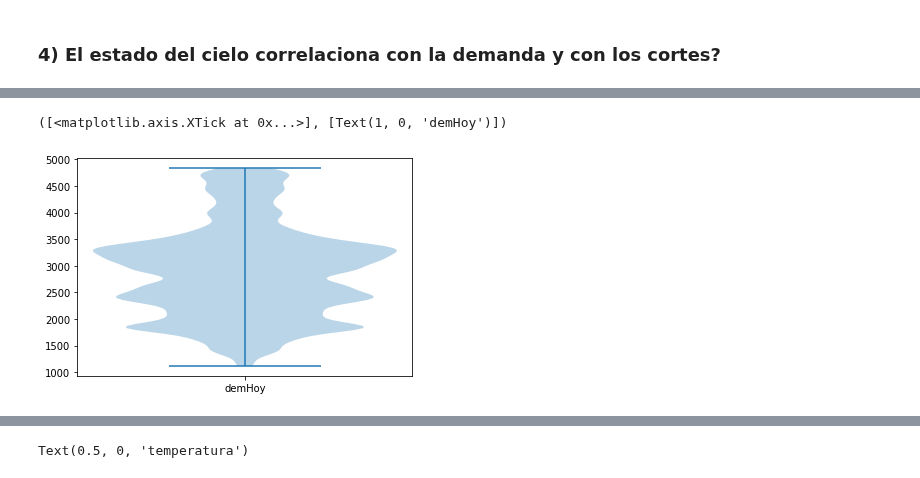
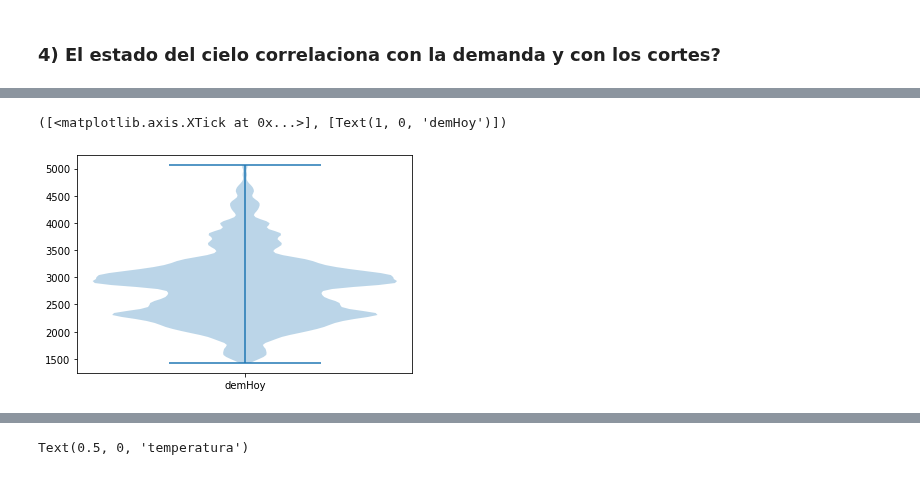
Before and after one commit to elsonidoq/enre, a Jupyter notebook: notebooks/02-EDA.ipynb, the cells around one changed output, grey strips where cells are left out. Drawn from its saved outputs; the diff is of its cells as text; code cells hidden in the pictures.

```diff
--- a/notebooks/02-EDA.ipynb
+++ b/notebooks/02-EDA.ipynb
@@ -126,0 +3,2 @@ for fname in tqdm(os.listdir('data')):
+# %%
+cortes, demanda, clima = load_all(skip_errors=True)
@@ -165,7 +47,7 @@ plt.figure(figsize=(10,5))
 
 plt.title('Demanda por hora')
 for region in demanda_df.region.unique():
-    demanda_df[demanda_df.region==region].set_index('fecha').dem.plot(label=region2str[region])
+    demanda_df[demanda_df.region==region].set_index('fecha').sort_index().dem.plot(label=region2str[region])
 
 plt.legend(loc='best')
 # %% [output]
@@ -426,8 +311,8 @@ merged.to_csv('a.csv')
 # %%
 a = pd.read_csv('a.csv')
 # %%
-plt.violinplot(merged.demHoy.dropna())
+plt.violinplot(merged.dem.dropna())
 plt.xticks([1], ['demHoy'])
 # %% [output]
 ([<matplotlib.axis.XTick at 0x...>], [Text(1, 0, 'demHoy')])
-[figure, old version]
+[figure, new version]
```
Also changed, not shown: parts of 46 cells of this notebook, 5 other files.
